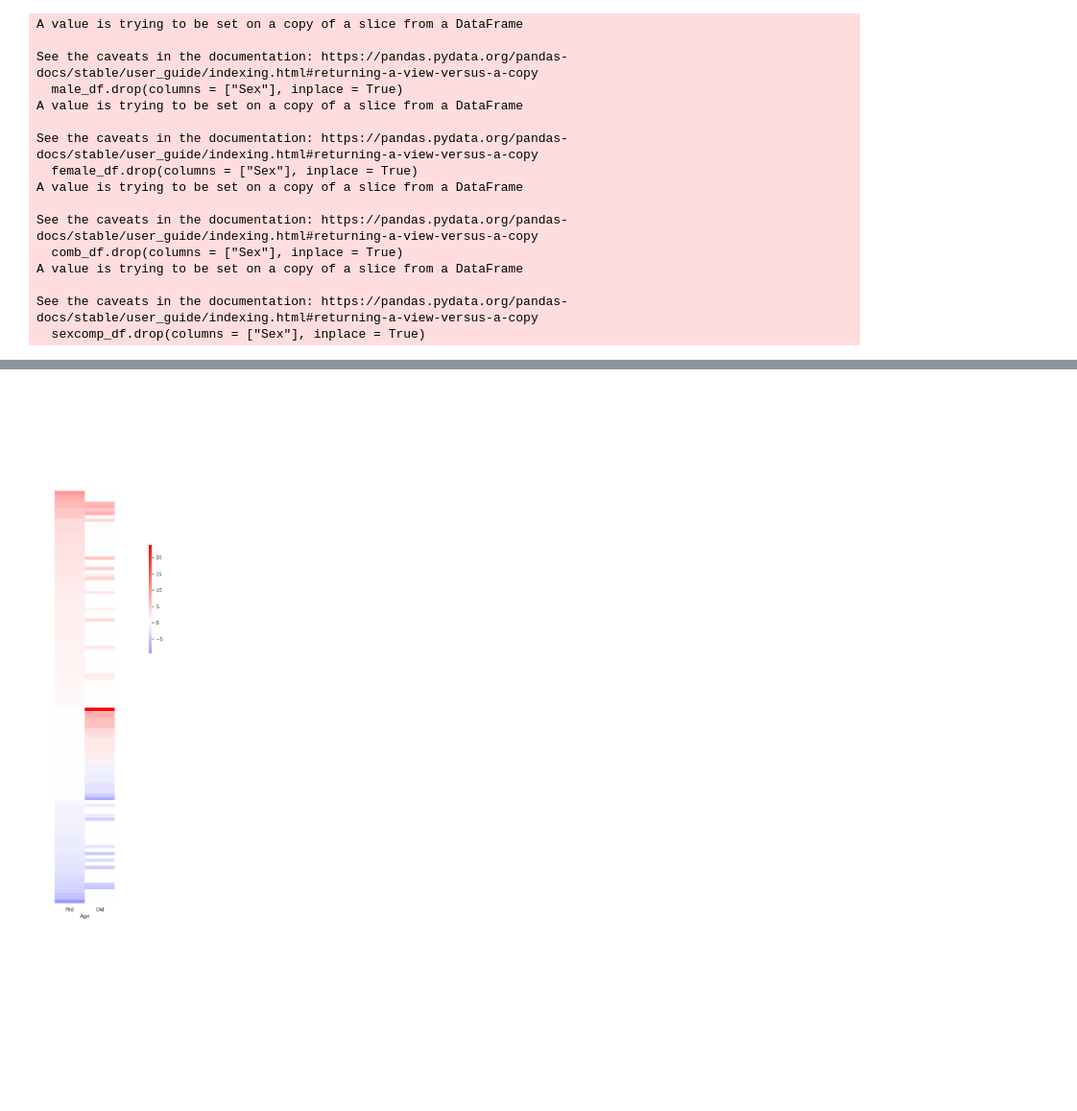
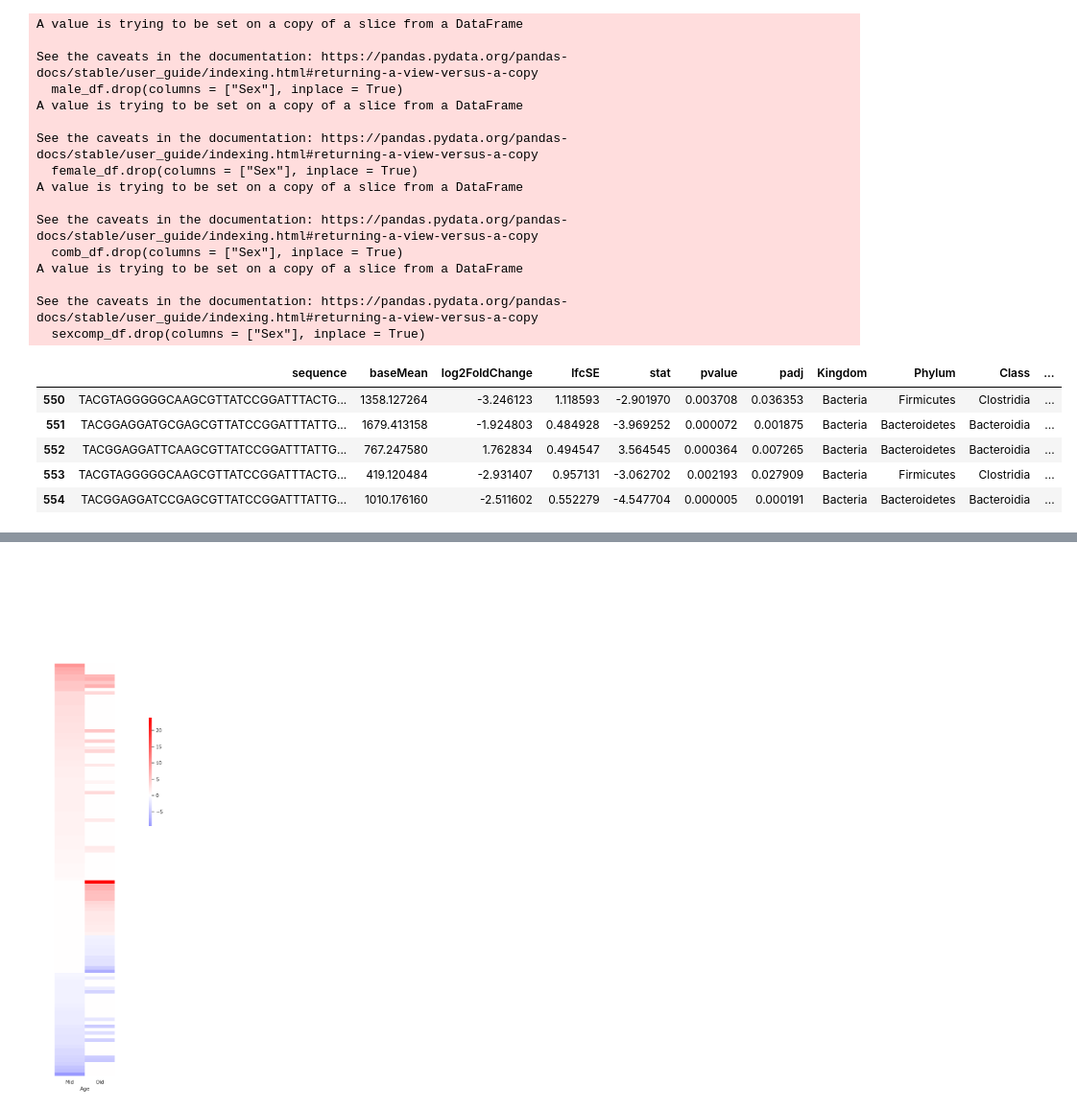
Before and after one commit to carolinamonzo/SG_MemoryRapamycin, a Jupyter notebook: new_rapamycin/scripts/ContRapaAdult_sex_DA.ipynb, the cells around one changed output, grey strips where cells are left out. Shown at 96% size. Saved outputs shown, nothing was run; the diff lists cells and outputs as text; code cells hidden in the pictures; blank space fills up the shorter version.

Commit message:
extracting memory bacteria

```diff
--- a/new_rapamycin/scripts/ContRapaAdult_sex_DA.ipynb
+++ b/new_rapamycin/scripts/ContRapaAdult_sex_DA.ipynb
@@ -107,6 +112,15 @@ A value is trying to be set on a copy of a slice from a DataFrame
 
 See the caveats in the documentation: https://pandas.pydata.org/pandas-docs/stable/user_guide/indexing.html#returning-a-view-versus-a-copy
   sexcomp_df.drop(columns = ["Sex"], inplace = True)
+# %%
+male_df.head()
+# %% [output]
+|  | sequence | baseMean | log2FoldChange | lfcSE | stat | pvalue | padj | Kingdom | Phylum | Class | ... |
+| 550 | TACGTAGGGGGCAAGCGTTATCCGGATTTACTG... | 1358.127264 | -3.246123 | 1.118593 | -2.901970 | 0.003708 | 0.036353 | Bacteria | Firmicutes | Clostridia | ... |
+| 551 | TACGGAGGATGCGAGCGTTATCCGGATTTATTG... | 1679.413158 | -1.924803 | 0.484928 | -3.969252 | 0.000072 | 0.001875 | Bacteria | Bacteroidetes | Bacteroidia | ... |
+| 552 | TACGGAGGATTCAAGCGTTATCCGGATTTATTG... | 767.247580 | 1.762834 | 0.494547 | 3.564545 | 0.000364 | 0.007265 | Bacteria | Bacteroidetes | Bacteroidia | ... |
+| 553 | TACGTAGGGGGCAAGCGTTATCCGGATTTACTG... | 419.120484 | -2.931407 | 0.957131 | -3.062702 | 0.002193 | 0.027909 | Bacteria | Firmicutes | Clostridia | ... |
+| 554 | TACGGAGGATCCGAGCGTTATCCGGATTTATTG... | 1010.176160 | -2.511602 | 0.552279 | -4.547704 | 0.000005 | 0.000191 | Bacteria | Bacteroidetes | Bacteroidia | ... |
 # %%
 x = sexcomp_df[sexcomp_df["Age"] == "Old"]
 x[x["Comparison"] == "SexRA"].shape
```
Also changed, not shown: parts of 5 cells of this notebook, 2 other files.
